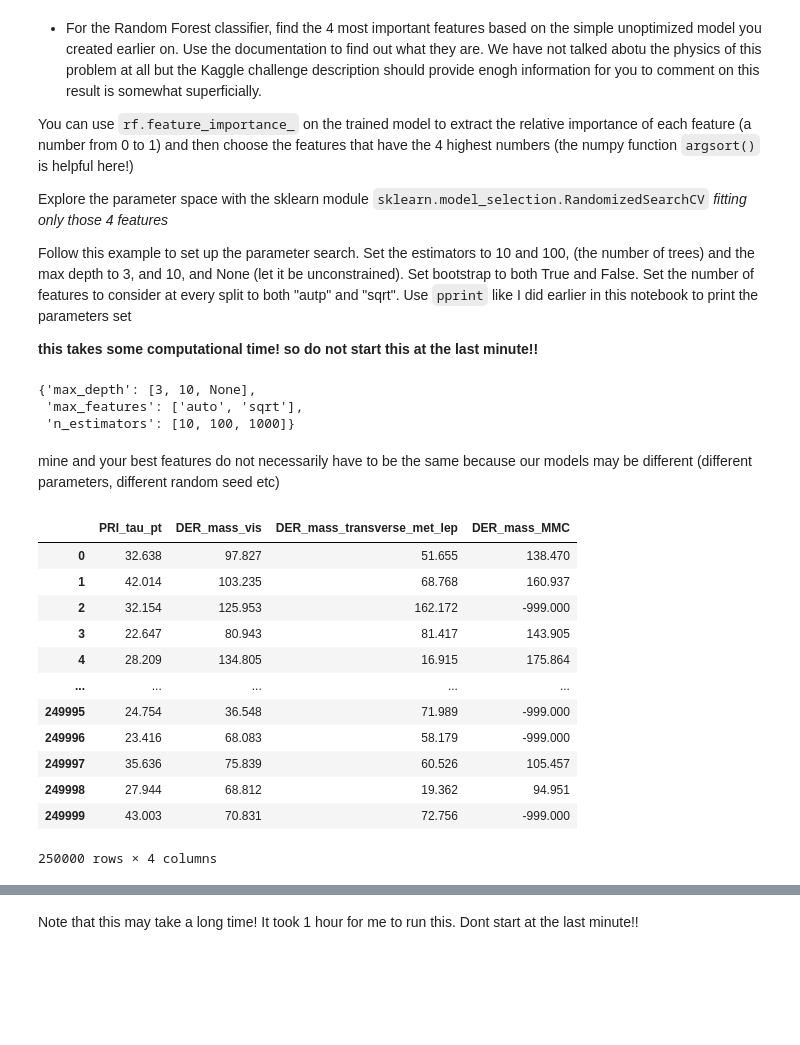
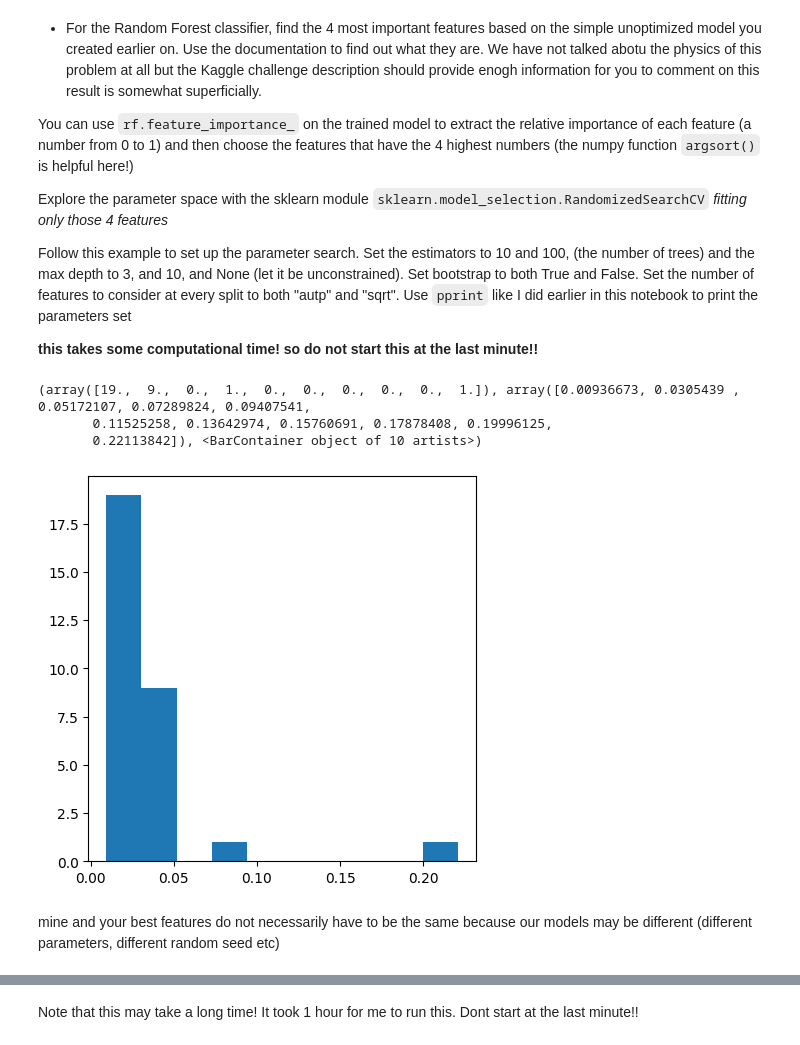
Before and after one commit to FrancescoZanni/MLPNS_FZanni, a Jupyter notebook: Copia_di_higgsbosonSearch.ipynb, the cells around one changed output, grey strips where cells are left out. Drawn from its saved outputs; the diff is of its cells as text; code cells hidden in the pictures; blank space fills up the shorter version.

````diff
--- a/Copia_di_higgsbosonSearch.ipynb
+++ b/Copia_di_higgsbosonSearch.ipynb
@@ -289,27 +326,12 @@
 Follow this example to set up the parameter search. Set the estimators to 10 and 100, (the number of trees) and the max depth to 3, and 10, and None (let it be unconstrained). Set bootstrap to both True and False. Set the number of features to consider at every split to both "autp" and "sqrt". Use ```pprint``` like I did earlier in this notebook to print the parameters set
 
 **this takes some computational time! so do not start this at the last minute!!**
-# %%
-pprint(random_grid)
-# %% [output]
-{'max_depth': [3, 10, None],
- 'max_features': ['auto', 'sqrt'],
- 'n_estimators': [10, 100, 1000]}
+# %%
+pl.hist(rf.feature_importances_)
+# %% [output]
+(array([19.,  9.,  0.,  1.,  0.,  0.,  0.,  0.,  0.,  1.]), array([0.00936673, 0.0305439 , 0.05172107, 0.07289824, 0.09407541,
+       0.11525258, 0.13642974, 0.15760691, 0.17878408, 0.19996125,
+       0.22113842]), <BarContainer object of 10 artists>)
+[figure, added]
 # %% [markdown]
  mine and your best features do not necessarily have to be the same because our models may be different (different parameters, different random seed etc)
-# %%
-higgsdata.iloc[:, best_features_index]
-# %% [output]
-|  | PRI_tau_pt | DER_mass_vis | DER_mass_transverse_met_lep | DER_mass_MMC |
-| 0 | 32.638 | 97.827 | 51.655 | 138.470 |
-| 1 | 42.014 | 103.235 | 68.768 | 160.937 |
-| 2 | 32.154 | 125.953 | 162.172 | -999.000 |
-| 3 | 22.647 | 80.943 | 81.417 | 143.905 |
-| 4 | 28.209 | 134.805 | 16.915 | 175.864 |
-| ... | ... | ... | ... | ... |
-| 249995 | 24.754 | 36.548 | 71.989 | -999.000 |
-| 249996 | 23.416 | 68.083 | 58.179 | -999.000 |
-| 249997 | 35.636 | 75.839 | 60.526 | 105.457 |
-| 249998 | 27.944 | 68.812 | 19.362 | 94.951 |
-| 249999 | 43.003 | 70.831 | 72.756 | -999.000 |
-250000 rows × 4 columns
````
Also changed, not shown: parts of 23 cells of this notebook.
